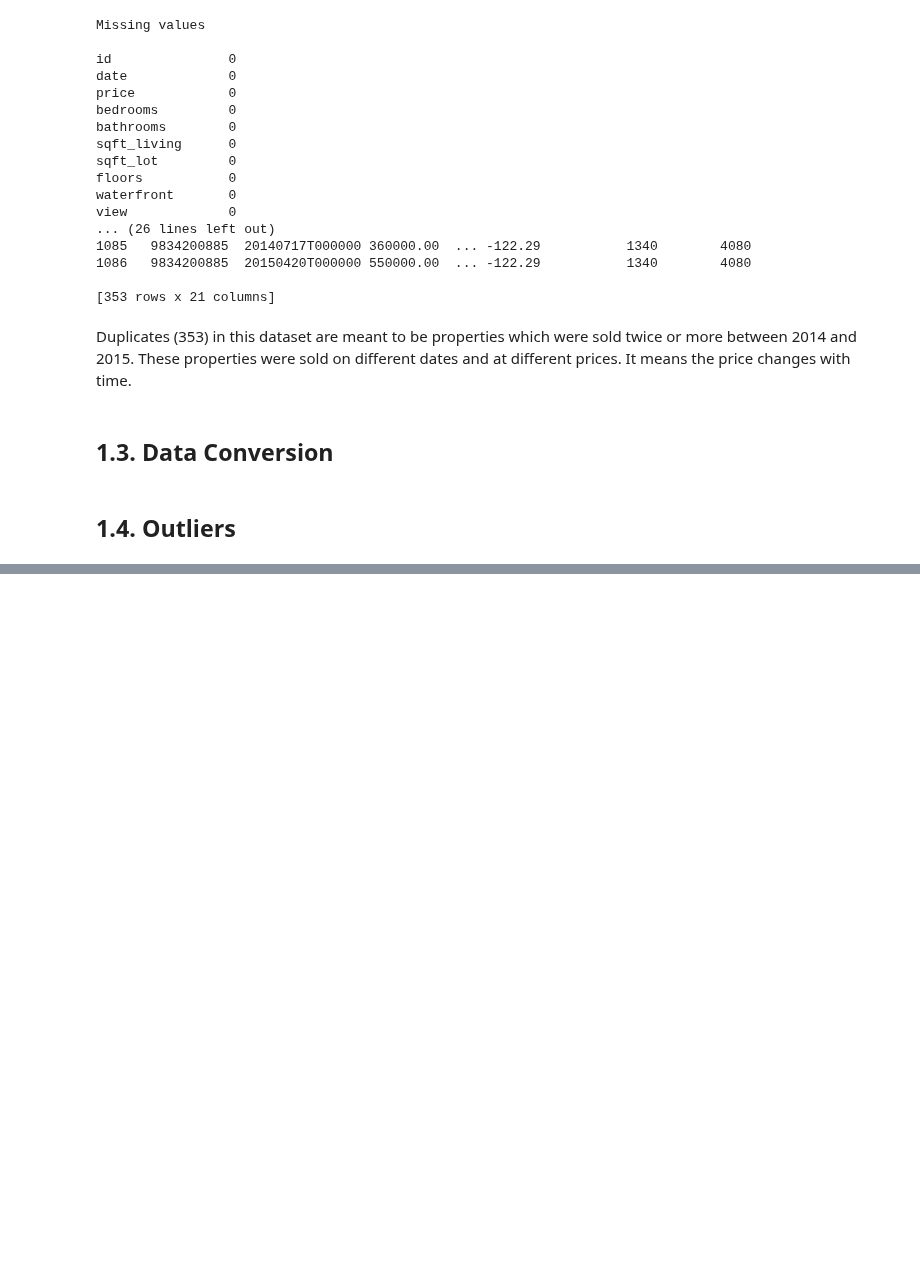
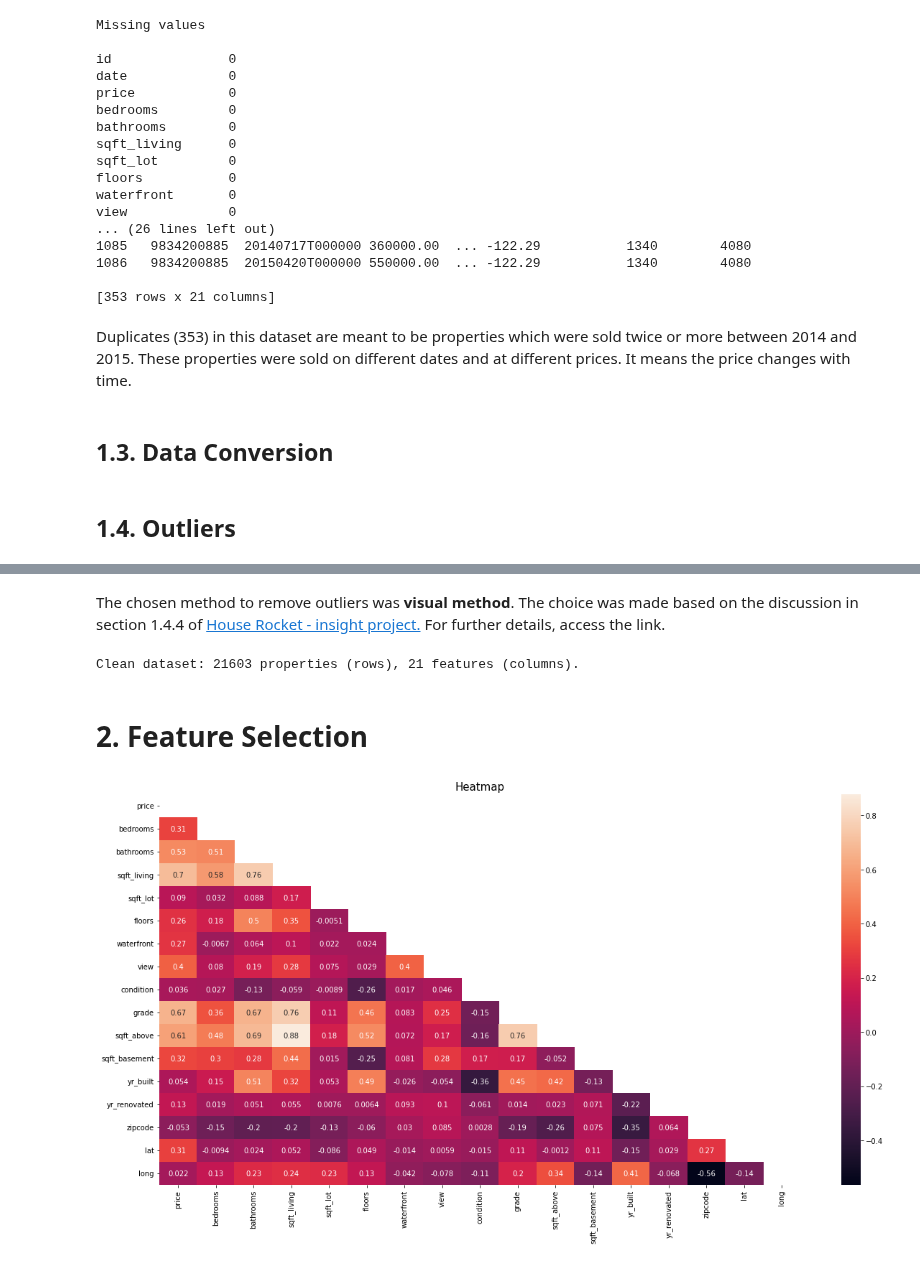
Before and after one commit to lucasquemelli/House_Rocket_Machine_Learning, a Jupyter notebook: House_Rocket_ML.ipynb, the cells around one changed output, grey strips where cells are left out. Saved outputs shown, nothing was run; the diff lists cells and outputs as text; code cells hidden in the pictures; blank space fills up the shorter version.

```diff
--- a/House_Rocket_ML.ipynb
+++ b/House_Rocket_ML.ipynb
@@ -348,0 +188,56 @@ Shape of the clean dataset:
+# %% [markdown]
+The chosen method to remove outliers was **visual method**. The choice was made based on the discussion in section 1.4.4 of [House Rocket - insight project.](https://github.com/lucasquemelli/House_Rocket/blob/main/house_rocket_insight.ipynb) For further details, access the link.
+# %%
+def drop_rows(data):
+    data = data.drop(data[data['bathrooms'] == 0].index)
+
+    return data
+
+def reset_index(data):
+    data = data.reset_index(drop=True)
+    dataset = data.copy()
+
+    return data, dataset
+
+def show_dimensions(data):
+    print(f"Clean dataset: {data.shape[0]} properties (rows), {data.shape[1]} features (columns).")
+
+    return None
+
+if __name__ == '__main__':
+
+    data = drop_rows(data)
+
+    data, dataset = reset_index(data)
+
+    show_dimensions(data)
+# %% [output]
+Clean dataset: 21603 properties (rows), 21 features (columns).
+# %% [markdown]
+# 2. Feature Selection
+# %%
+def data_copy(data):
+    data_analysis = data.copy(deep=True)
+
+    return data_analysis
+
+def correlation_data(data_analysis):
+    corr = data_analysis.drop(columns=['id', 'sqft_living15','sqft_lot15']).corr()
+
+    mask = np.zeros_like(corr, dtype=bool)
+    mask[np.triu_indices_from(mask)] = True
+
+    plt.figure(figsize=(20,10))
+    ax = sns.heatmap(corr, mask = mask, annot = True)
+    ax = plt.title("Heatmap", fontsize=15)
+    ax = plt.xlabel("",fontsize=12)
+    ax = plt.ylabel("",fontsize=12)
+
+    return None
+
+if __name__ == '__main__':
+    data_analysis = data_copy(data)
+
+    correlation_data(data_analysis)
+# %% [output]
+[figure, added]
```
Also changed, not shown: parts of 12 cells of this notebook.
